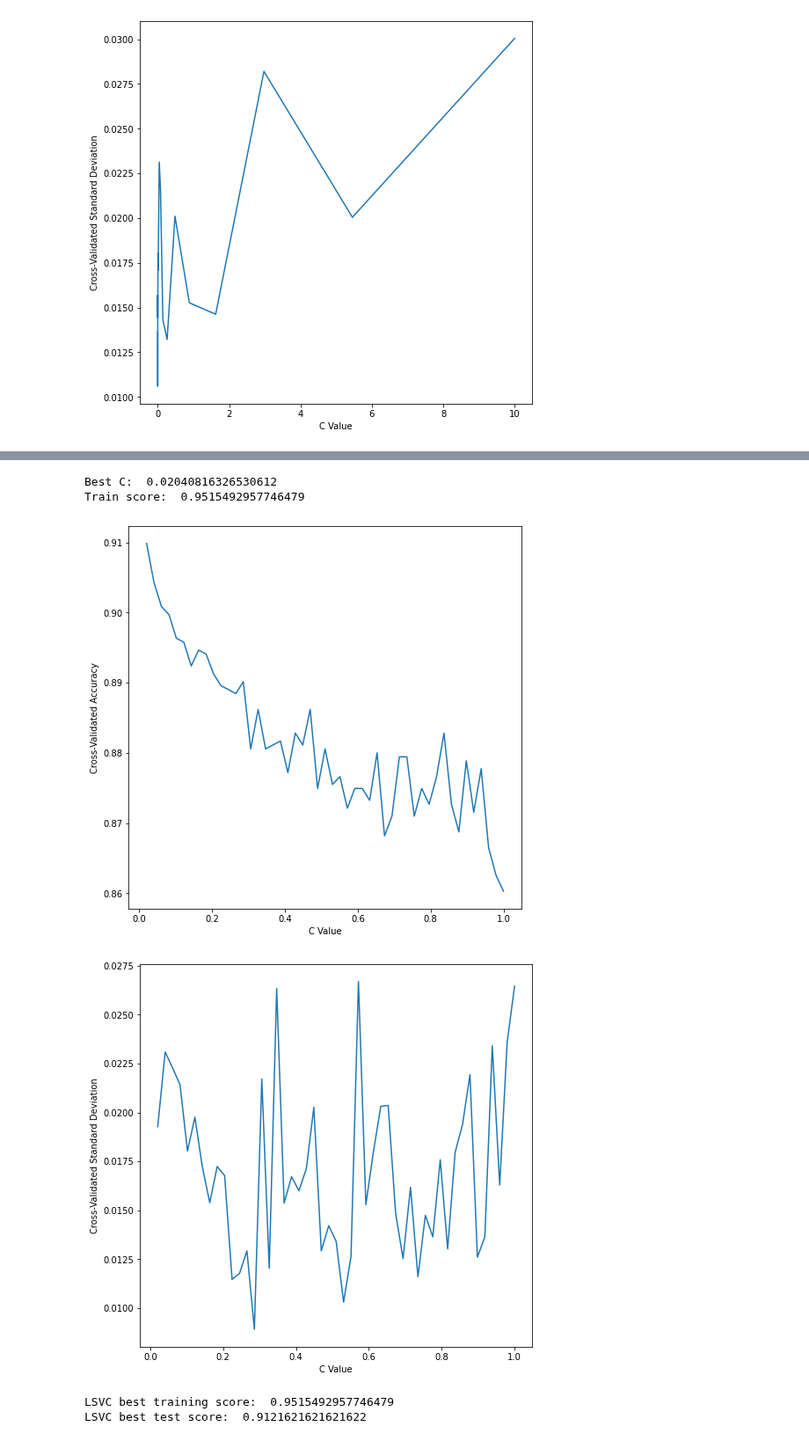
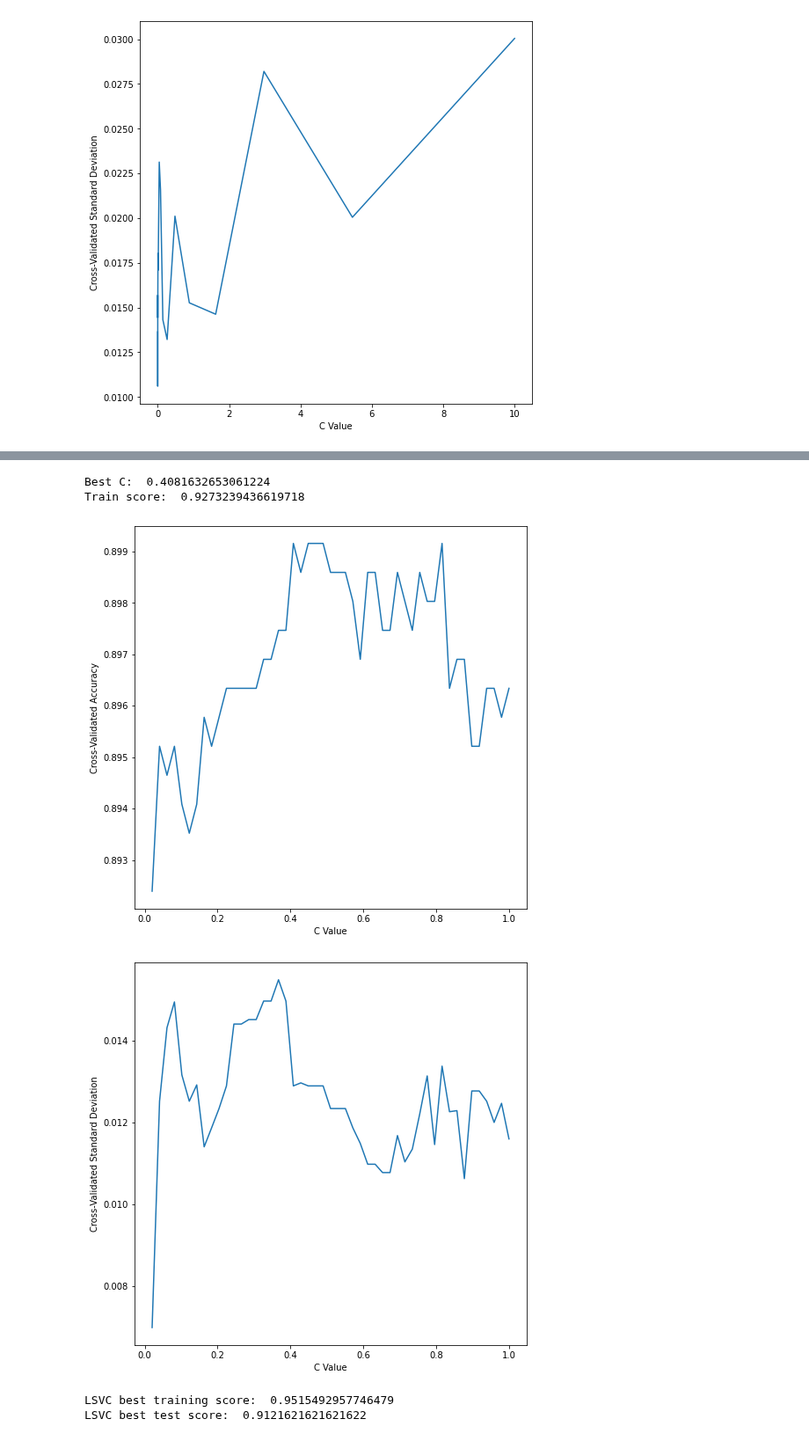
Before and after one commit to jasonmrimer/cse590-machine-learning, a Jupyter notebook: final-project/classifiers/linear svc.ipynb, the cells around one changed output, grey strips where cells are left out. Shown at 88% size. Drawn from its saved outputs; the diff is of its cells as text; code cells hidden in the pictures.

Commit message:
revalidated all models using default, variance only, and fully refined data

```diff
--- a/final-project/classifiers/linear svc.ipynb
+++ b/final-project/classifiers/linear svc.ipynb
@@ -13,11 +14,49 @@ from sklearn.neural_network import MLPClassifier
 from sklearn.preprocessing import StandardScaler, RobustScaler, MinMaxScaler
 from sklearn.svm import LinearSVC, SVC
 # %%
+
 X = pd.read_csv("../dataset/extracted_features.csv").values
+index_for_removal = np.array(
+    [
+        0, 10, 14, 17, 25, 26, 35, 39, 49, 59, 62,
+    ]
+)
+X_indexed = np.delete(X, index_for_removal, 1)
+
 y = pd.read_csv("../dataset/labels.csv").values
 # images = pd.read_csv("../dataset/raw_images.csv").values
-X_train, X_test, y_train, y_test = train_test_split(X, y, test_size=0.2, random_state=42, shuffle=True, stratify=y)
+X_train, X_test, y_train, y_test = train_test_split(
+    X_indexed, y, test_size=0.2, random_state=42, shuffle=True, stratify=y
+)
 y_train = y_train.ravel()
+
+select = SelectPercentile(percentile=90)
+select.fit(X_train, y_train)
+X_train = select.transform(X_train)
+X_test = select.transform(X_test)
+
+rf = RandomForestClassifier(
+    n_estimators=200,
+    max_features=3,
+).fit(X_train, y_train)
+
+select_sfm = SelectFromModel(
+    rf,
+    threshold='0.1*mean',
+)
+select_sfm.fit(X_train, y_train)
+X_train = select_sfm.transform(X_train)
+X_test = select_sfm.transform(X_test)
+
+select_rfe = RFE(
+    RandomForestClassifier(
+        n_estimators=200, random_state=42
+    ), n_features_to_select=40
+)
+
+select_rfe.fit(X_train, y_train)
+X_train = select_rfe.transform(X_train)
+X_test = select_rfe.transform(X_test)
 
 scaler_standard = StandardScaler().fit(X_train)
 X_train_standard = scaler_standard.transform(X_train)
@@ -31,7 +70,7 @@ scaler_minmax = MinMaxScaler().fit(X_train)
 X_train_minmax = scaler_minmax.transform(X_train)
 X_test_minmax = scaler_minmax.transform(X_test)
 
-pca = PCA(n_components=56, random_state=42)
+pca = PCA(n_components=37, random_state=42)
 X_train_pca = pca.fit_transform(X_train_standard)
 X_test_pca = pca.transform(X_test_standard)
 # %%
@@ -78,7 +117,7 @@ Train score:  0.9459154929577465
 [figure]
 [figure]
 # %%
-lsvc_explore_and_graph(np.linspace(0, 1, 50), X_train)
+lsvc_explore_and_graph(np.linspace(0, 1, 50), X_train_pca)
 # %% [output]
 5 fits failed out of a total of 250.
 The score on these train-test partitions for these parameters will be set to nan.
@@ -99,8 +138,8 @@ Traceback (most recent call last):
   warnings.warn(
-Best C:  0.02040816326530612
-Train score:  0.9515492957746479
+Best C:  0.4081632653061224
+Train score:  0.9273239436619718
-[figure, old version]
+[figure, new version]
-[figure, old version]
+[figure, new version]
 # %%
 np.random.seed(42)
 
```
Also changed, not shown: parts of 2 cells of this notebook, 11 other files.
